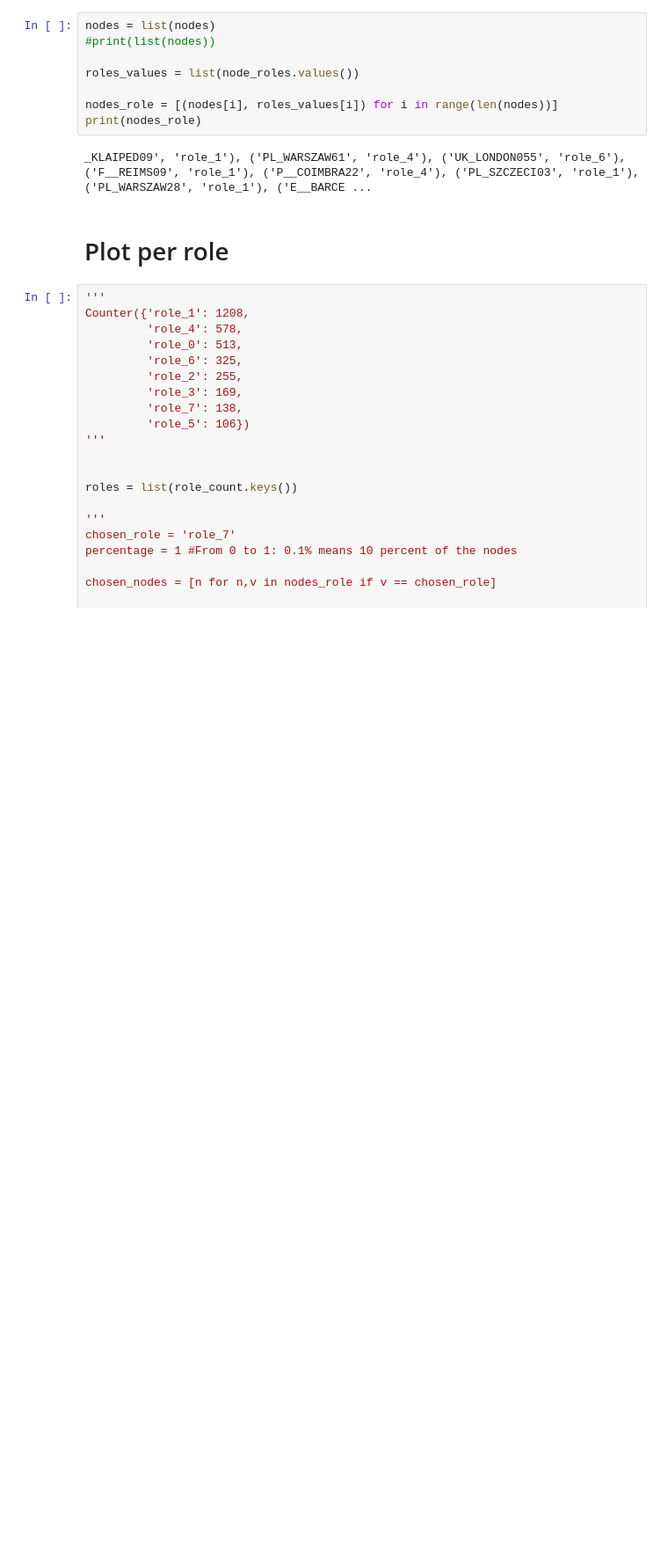
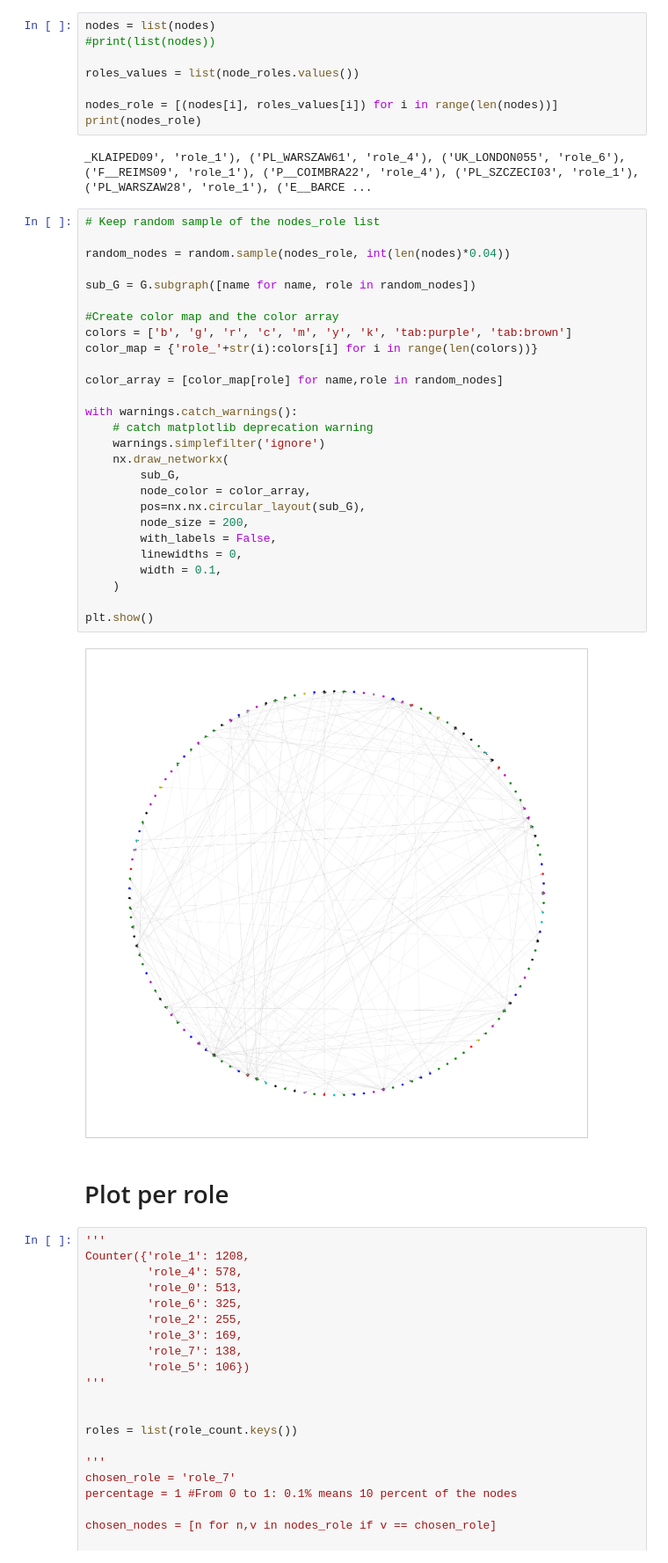
Before and after one commit to liangyufc/rolx-erasmus, a Jupyter notebook: src/visualization.ipynb, the cells around one changed output. Shown at 88% size. Saved outputs shown, nothing was run; the diff lists cells and outputs as text; blank space fills up the shorter version.

Commit message:
Add 10% nodes graph

```diff
--- a/src/visualization.ipynb
+++ b/src/visualization.ipynb
@@ -106,6 +109,35 @@ nodes_role = [(nodes[i], roles_values[i]) for i in range(len(nodes))]
 print(nodes_role)
 # %% [output]
 _KLAIPED09', 'role_1'), ('PL_WARSZAW61', 'role_4'), ('UK_LONDON055', 'role_6'), ('F__REIMS09', 'role_1'), ('P__COIMBRA22', 'role_4'), ('PL_SZCZECI03', 'role_1'), ('PL_WARSZAW28', 'role_1'), ('E__BARCE ...
+# %%
+# Keep random sample of the nodes_role list
+
+random_nodes = random.sample(nodes_role, int(len(nodes)*0.04))
+
+sub_G = G.subgraph([name for name, role in random_nodes])
+
+#Create color map and the color array
+colors = ['b', 'g', 'r', 'c', 'm', 'y', 'k', 'tab:purple', 'tab:brown']
+color_map = {'role_'+str(i):colors[i] for i in range(len(colors))}
+
+color_array = [color_map[role] for name,role in random_nodes]
+
+with warnings.catch_warnings():
+    # catch matplotlib deprecation warning
+    warnings.simplefilter('ignore')
+    nx.draw_networkx(
+        sub_G,
+        node_color = color_array,
+        pos=nx.nx.circular_layout(sub_G),
+        node_size = 200,
+        with_labels = False,
+        linewidths = 0,
+        width = 0.1,
+    )
+
+plt.show()
+# %% [output]
+[figure, added]
 # %% [markdown]
 # Plot per role
 # %%
```
Also changed, not shown: parts of 2 cells of this notebook.
